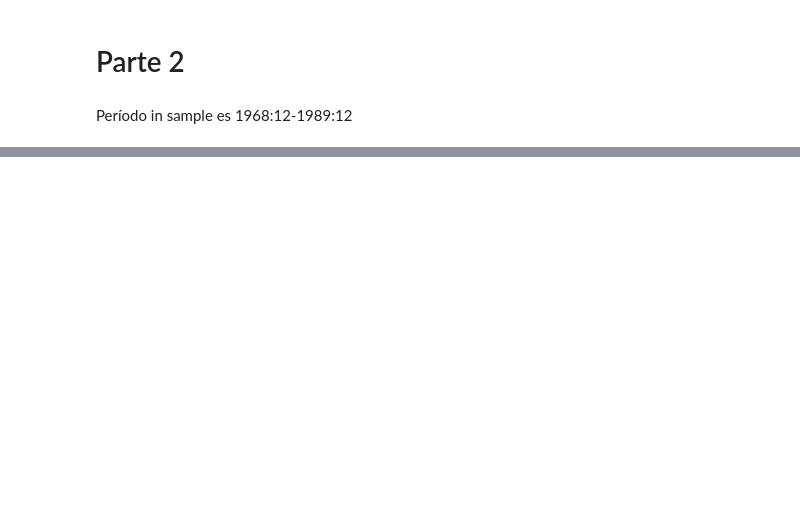
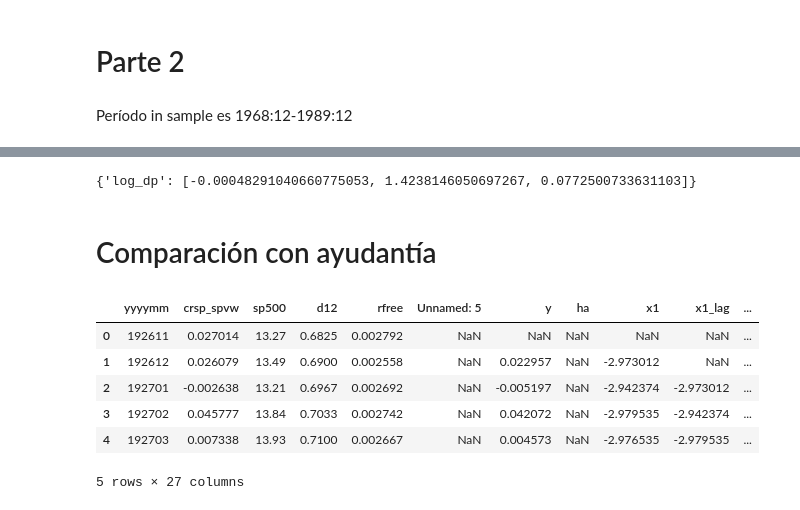
Before and after one commit to ElChololo/Inversiones_Tarea2, a Jupyter notebook: Python/Jupyter Tarea II.ipynb, the cells around one changed output, grey strips where cells are left out. Drawn from its saved outputs; the diff is of its cells as text; code cells hidden in the pictures; blank space fills up the shorter version.

```diff
--- a/Python/Jupyter Tarea II.ipynb
+++ b/Python/Jupyter Tarea II.ipynb
@@ -352,0 +396,74 @@ R_2_os_dict
+# %%
+#Por si es necesario solo considerar la media histórica de los datos in sample
+df=pd.read_excel('Prueba_preg2.xlsx',header=0)
+aux_crsp=df["crsp_spvw"][1:].reset_index().drop('index',axis=1)
+
+
+aux_rfree=df["rfree"][:-1].reset_index().drop('index',axis=1)
+
+aux_rt = np.log(1+aux_crsp["crsp_spvw"]) - np.log(1+aux_rfree["rfree"])
+df["rt"] = pd.concat([pd.Series(np.nan),pd.Series(aux_rt)]).reset_index().drop('index',axis=1)
+log_dp = np.log(df["d12"])-np.log(df["sp500"])
+log_dp[1:]=log_dp[:-1]
+log_dp[0]=np.nan
+df["log_dp"] =log_dp
+
+df=df.loc[(df['yyyymm']>192611) & (df['yyyymm']<=201012),["yyyymm","rt","log_dp"]]
+df.reset_index(drop=True,inplace=True)
+
+obs=len(df)
+# Media Histórica
+## Tarea 198912, comparación 195701
+fecha_quiebre=195701
+n_regresiones= len(df.loc[df["yyyymm"]>=fecha_quiebre])
+
+pos_quiebre=df.loc[df["yyyymm"]==fecha_quiebre].index[0]
+hst_avg=np.zeros(shape=(obs,1));
+for i in range(obs):
+    if i<pos_quiebre-1:
+        hst_avg[i]=np.nan
+    else:
+        hst_avg[i]=df.loc[0:i,"rt"].mean()
+hst_avg[1:]=hst_avg[:-1]
+hst_avg[0]=np.nan
+df["hst_avg"]=hst_avg
+
+
+
+predictores=["log_dp"]
+R_2_os_dict=dict.fromkeys(predictores,0)
+for x in predictores:
+    errores_modelo=np.zeros(shape=(n_regresiones,1))
+    errores_benchmark=np.zeros(shape=(n_regresiones,1))
+    d_test=np.zeros(shape=(n_regresiones,1))
+    for i in range(n_regresiones):
+        coef_mco= MCO(df["rt"][1:pos_quiebre+i],df[x][1:pos_quiebre+i],False)
+        r_predicho=coef_mco[0]+coef_mco[1]*df[x][pos_quiebre+i]
+        error_modelo=df["rt"][pos_quiebre+i]-r_predicho
+        errores_modelo[i]=error_modelo**2
+        error_benchmark=df["rt"][pos_quiebre+i]-df["hst_avg"][pos_quiebre+i]
+        errores_benchmark[i]=error_benchmark**2
+        d_test[i]=errores_modelo[i]-(errores_benchmark[i]-(df["hst_avg"][pos_quiebre+i]-r_predicho)**2)
+    [coef_mco,est_msfe_adjusted,p_value]=MCO(d_test,np.ones(shape=(len(d_test),1)),True)
+    R_2_os=1-(errores_modelo.mean()/errores_benchmark.mean())
+    R_2_os_dict[x]=[R_2_os,est_msfe_adjusted[0],p_value[0]]
+R_2_os_dict
+# %% [output]
+{'log_dp': [-0.00048291040660775053, 1.4238146050697267, 0.0772500733631103]}
+# %% [markdown]
+# Comparación con ayudantía
+# %%
+import numpy as np
+import pandas as pd
+from scipy.stats import norm
+#Tarea PredictorData2021.xlsx comparación Pauta_Ayu1.xlsx, "Prediction"
+df=pd.read_excel('Pauta_Ayu1.xlsx',sheet_name='Prediction',header=0,skiprows=1)
+df.head()
+# %% [output]
+|  | yyyymm | crsp_spvw | sp500 | d12 | rfree | Unnamed: 5 | y | ha | x1 | x1_lag | ... |
+| 0 | 192611 | 0.027014 | 13.27 | 0.6825 | 0.002792 | NaN | NaN | NaN | NaN | NaN | ... |
+| 1 | 192612 | 0.026079 | 13.49 | 0.6900 | 0.002558 | NaN | 0.022957 | NaN | -2.973012 | NaN | ... |
+| 2 | 192701 | -0.002638 | 13.21 | 0.6967 | 0.002692 | NaN | -0.005197 | NaN | -2.942374 | -2.973012 | ... |
+| 3 | 192702 | 0.045777 | 13.84 | 0.7033 | 0.002742 | NaN | 0.042072 | NaN | -2.979535 | -2.942374 | ... |
+| 4 | 192703 | 0.007338 | 13.93 | 0.7100 | 0.002667 | NaN | 0.004573 | NaN | -2.976535 | -2.979535 | ... |
+5 rows × 27 columns
```
Also changed, not shown: parts of 16 cells of this notebook, 1 other file.
